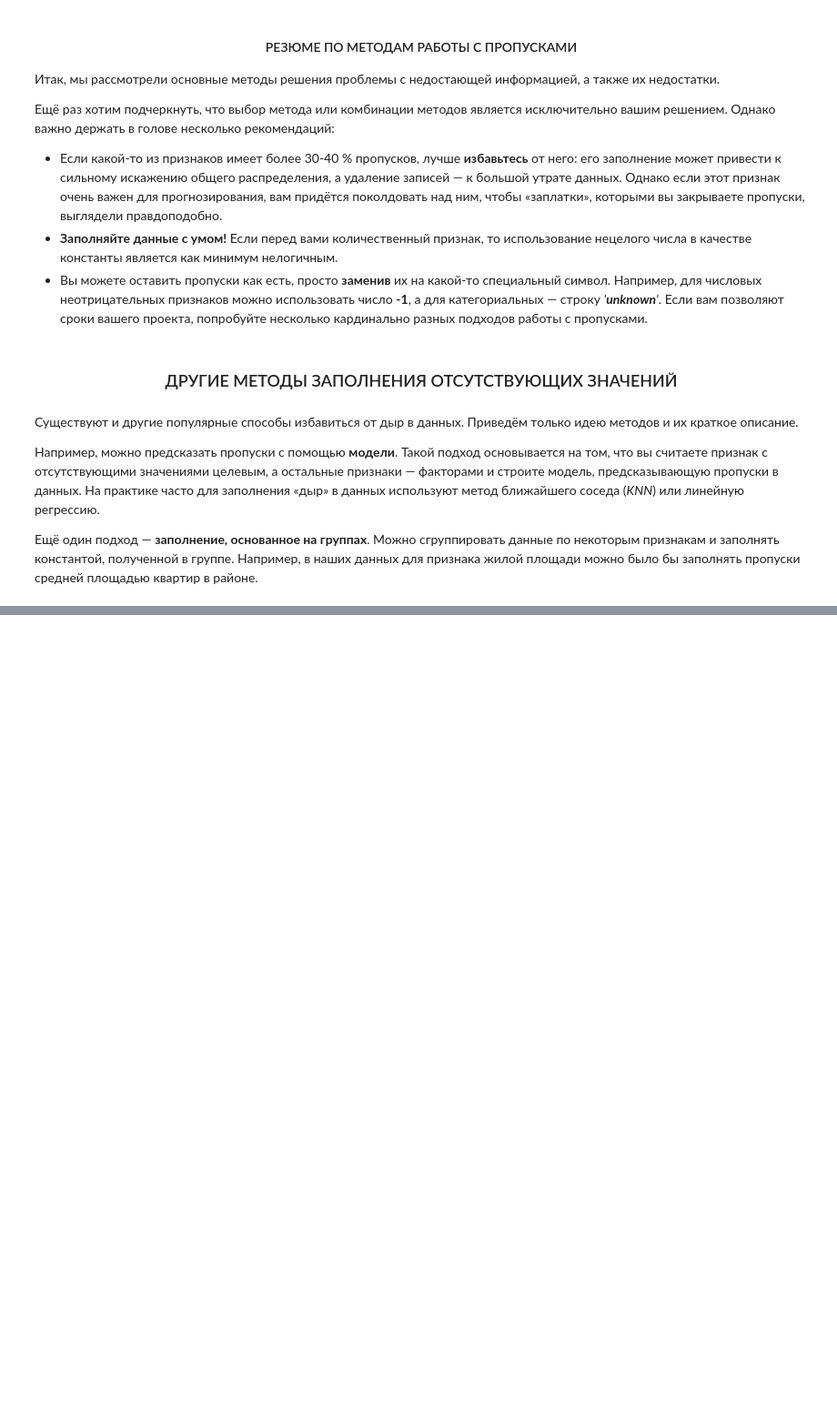
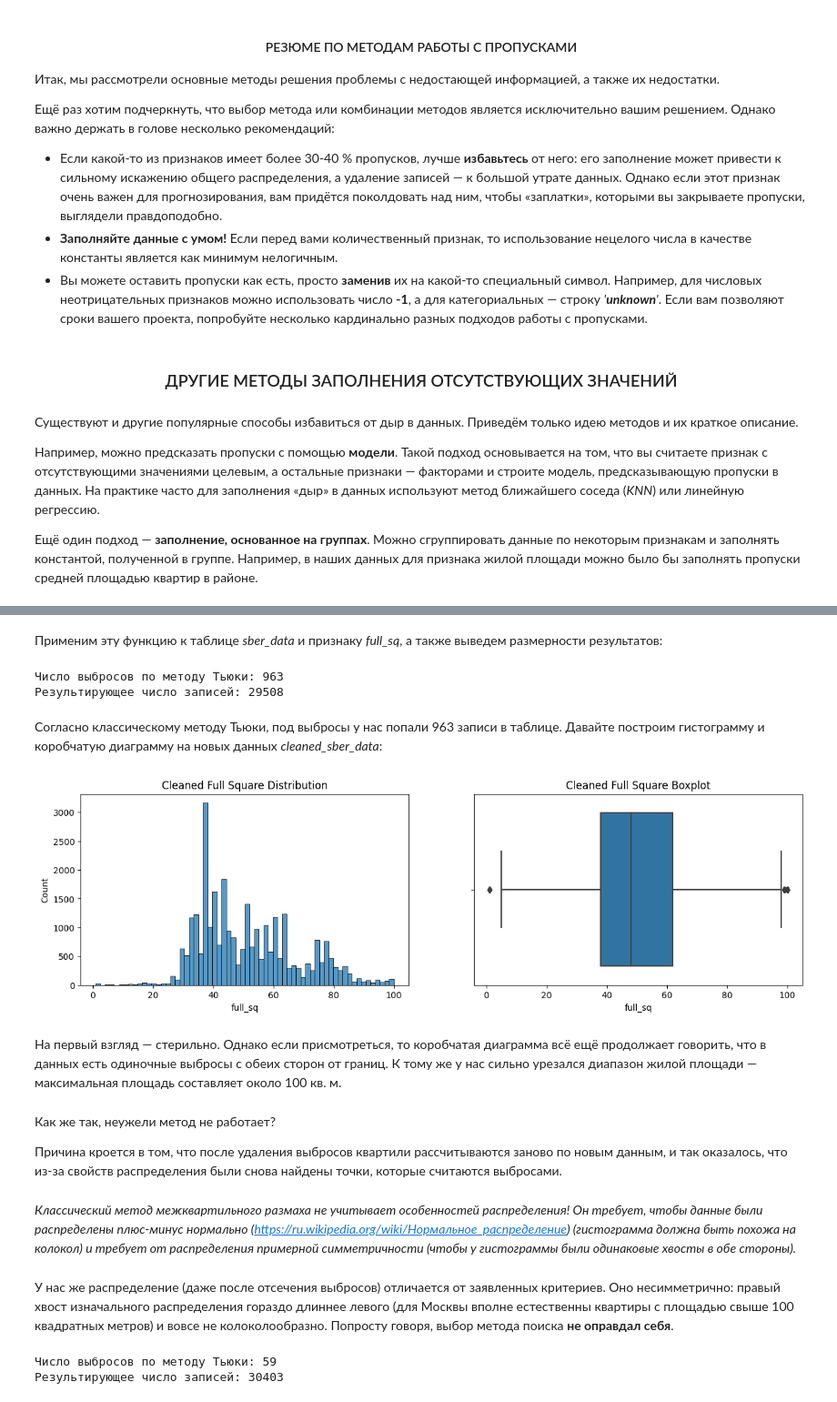
Before and after one commit to Dredox22/sf_data_science, a Jupyter notebook: SkillFactory/PY_14_Очистка_данных/sber.ipynb, the cells around one changed output, grey strips where cells are left out. Shown at 91% size. Drawn from its saved outputs; the diff is of its cells as text; code cells hidden in the pictures; blank space fills up the shorter version.

```diff
--- a/SkillFactory/PY_14_Очистка_данных/sber.ipynb
+++ b/SkillFactory/PY_14_Очистка_данных/sber.ipynb
@@ -606,0 +672,3 @@ print(combine_data.shape)
+# %%
+outliers = sber_data[sber_data['life_sq'] > sber_data['full_sq']]
+print(outliers.shape[0])
@@ -606,0 +679,3 @@ print(combine_data.shape)
+# %%
+cleaned = sber_data.drop(outliers.index, axis=0)
+print(f'Результирующее число записей: {cleaned.shape[0]}')
@@ -606,0 +754,56 @@ print(combine_data.shape)
+# %%
+def outliers_iqr(data, feature):
+    x = data[feature]
+    quartile_1, quartile_3 = x.quantile(0.25), x.quantile(0.75),
+    iqr = quartile_3 - quartile_1
+    lower_bound = quartile_1 - (iqr * 1.5)
+    upper_bound = quartile_3 + (iqr * 1.5)
+    outliers = data[(x<lower_bound) | (x > upper_bound)]
+    cleaned = data[(x>lower_bound) & (x < upper_bound)]
+    return outliers, cleaned
+# %% [markdown]
+Применим эту функцию к таблице *sber_data* и признаку *full_sq*, а также выведем размерности результатов:
+# %%
+outliers, cleaned = outliers_iqr(sber_data, 'full_sq')
+print(f'Число выбросов по методу Тьюки: {outliers.shape[0]}')
+print(f'Результирующее число записей: {cleaned.shape[0]}')
+# %% [output]
+Число выбросов по методу Тьюки: 963
+Результирующее число записей: 29508
+# %% [markdown]
+Согласно классическому методу Тьюки, под выбросы у нас попали 963 записи в таблице. Давайте построим гистограмму и коробчатую диаграмму на новых данных *cleaned_sber_data*:
+# %%
+fig, axes = plt.subplots(nrows=1, ncols=2, figsize=(15, 4))
+histplot = sns.histplot(data=cleaned, x='full_sq', ax=axes[0]);
+histplot.set_title('Cleaned Full Square Distribution');
+boxplot = sns.boxplot(data=cleaned, x='full_sq', ax=axes[1]);
+boxplot.set_title('Cleaned Full Square Boxplot');
+# %% [output]
+[figure, added]
+# %% [markdown]
+
+На первый взгляд — стерильно. Однако если присмотреться, то коробчатая диаграмма всё ещё продолжает говорить, что в данных есть одиночные выбросы с обеих сторон от границ. К тому же у нас сильно урезался диапазон жилой площади — максимальная площадь составляет около 100 кв. м.
+# %% [markdown]
+Как же так, неужели метод не работает?
+
+Причина кроется в том, что после удаления выбросов квартили рассчитываются заново по новым данным, и так оказалось, что из-за свойств распределения были снова найдены точки, которые считаются выбросами.
+# %% [markdown]
+*Классический метод межквартильного размаха не учитывает особенностей распределения! Он требует, чтобы данные были распределены плюс-минус нормально (https://ru.wikipedia.org/wiki/Нормальное_распределение) (гистограмма должна быть похожа на колокол) и требует от распределения примерной симметричности (чтобы у гистограммы были одинаковые хвосты в обе стороны).*
+# %% [markdown]
+У нас же распределение (даже после отсечения выбросов) отличается от заявленных критериев. Оно несимметрично: правый хвост изначального распределения гораздо длиннее левого (для Москвы вполне естественны квартиры с площадью свыше 100 квадратных метров) и вовсе не колоколообразно. Попросту говоря, выбор метода поиска **не оправдал себя**.
+# %%
+def outliers_iqr_mod(data, feature, left=1, right=6):
+    x = data[feature]
+    quartile_1, quartile_3 = x.quantile(0.25), x.quantile(0.75),
+    iqr = quartile_3 - quartile_1
+    lower_bound = quartile_1 - (iqr * left)
+    upper_bound = quartile_3 + (iqr * right)
+    outliers = data[(x<lower_bound) | (x> upper_bound)]
+    cleaned = data[(x>lower_bound) & (x < upper_bound)]
+    return outliers, cleaned
+outliers, cleaned = outliers_iqr_mod(sber_data, 'full_sq', left=1, right=6)
+print(f'Число выбросов по методу Тьюки: {outliers.shape[0]}')
+print(f'Результирующее число записей: {cleaned.shape[0]}')
+# %% [output]
+Число выбросов по методу Тьюки: 59
+Результирующее число записей: 30403
```
Also changed, not shown: parts of 121 cells of this notebook, 3 other files.
